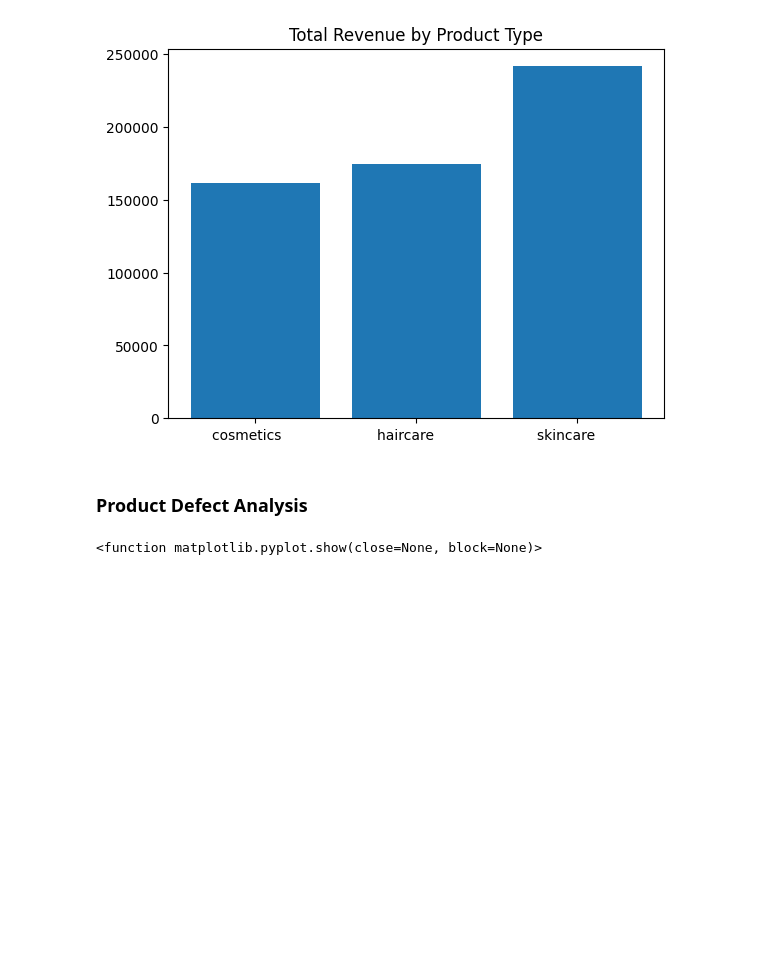
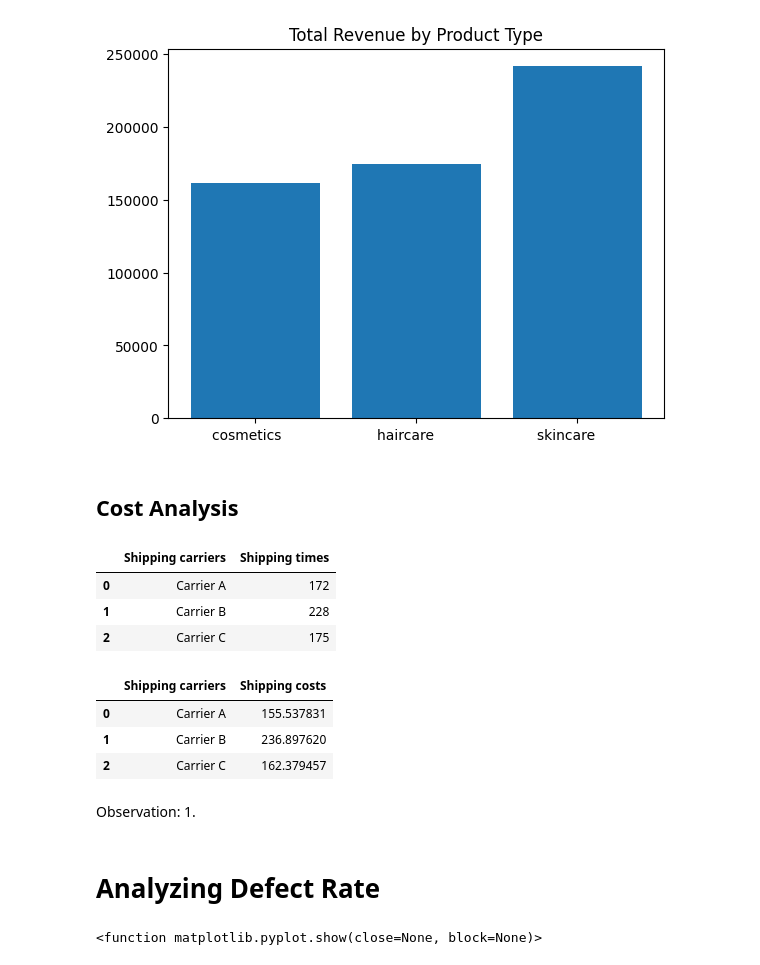
Before and after one commit to RizkiRiyadi/Supply_Chain_Case, a Jupyter notebook: Supply-Chain-EDA.ipynb, the cells around one changed output. Drawn from its saved outputs; the diff is of its cells as text; code cells hidden in the pictures; blank space fills up the shorter version.

```diff
--- a/Supply-Chain-EDA.ipynb
+++ b/Supply-Chain-EDA.ipynb
@@ -156,7 +134,34 @@ plt.show
 <function matplotlib.pyplot.show(close=None, block=None)>
 [figure]
 # %% [markdown]
-### Product Defect Analysis
+## **Cost Analysis**
+# %%
+ship_count = df.groupby('Shipping carriers')['Shipping times'].sum().reset_index()
+ship_cost = df.groupby('Shipping carriers')['Shipping costs'].sum().reset_index()
+pd.co
+ship_count
+# %% [output]
+|  | Shipping carriers | Shipping times |
+| 0 | Carrier A | 172 |
+| 1 | Carrier B | 228 |
+| 2 | Carrier C | 175 |
+# %%
+ship_cost = df.groupby('Shipping carriers')['Shipping costs'].sum().reset_index()
+ship_cost =
+
+#plt.bar(ship_cost['Shipping carriers'], ship_cost['Shipping costs'])
+#plt.title('Total Shipping Costs by Carriers')
+#plt.show()
+# %% [output]
+|  | Shipping carriers | Shipping costs |
+| 0 | Carrier A | 155.537831 |
+| 1 | Carrier B | 236.897620 |
+| 2 | Carrier C | 162.379457 |
+# %% [markdown]
+Observation:
+1.
+# %% [markdown]
+# **Analyzing Defect Rate**
 # %%
 supplier_defect = df.groupby('Shipping carriers')['Defect rates'].sum().reset_index()
 
```
Also changed, not shown: parts of 7 cells of this notebook.
